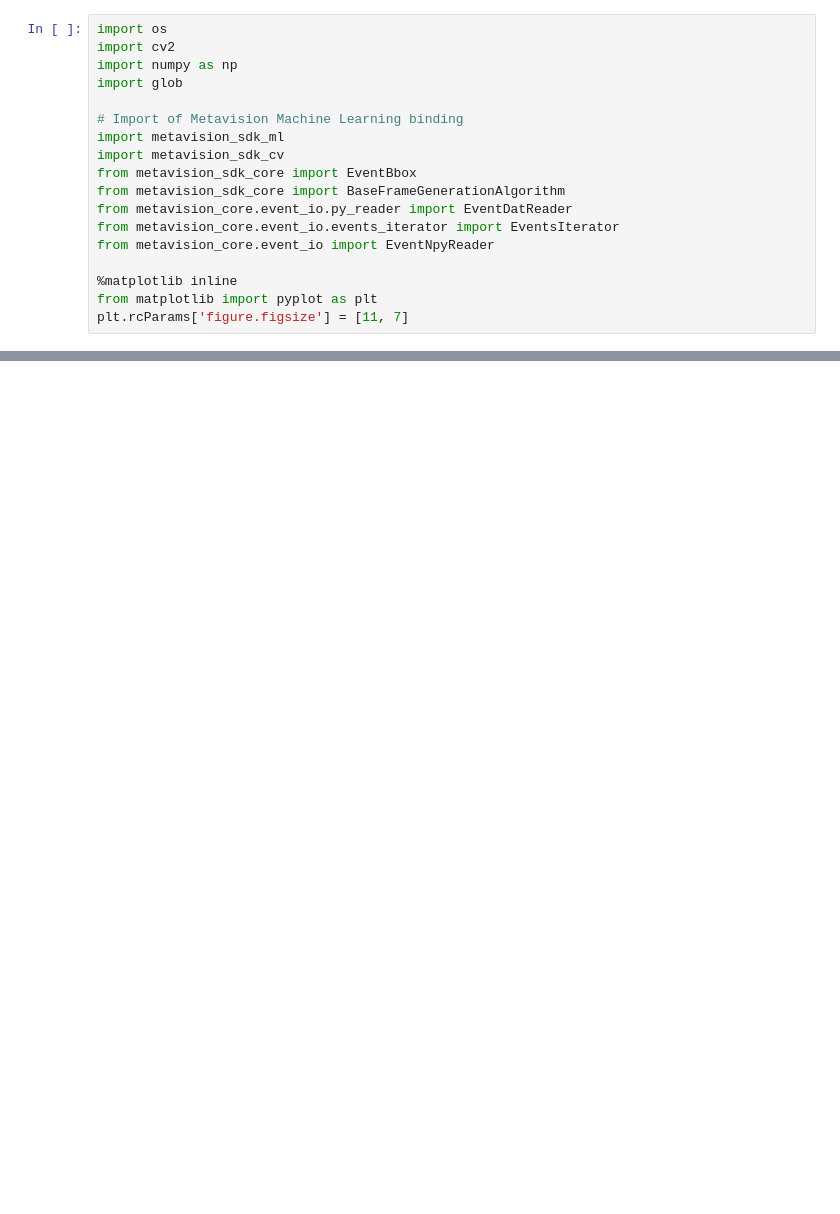
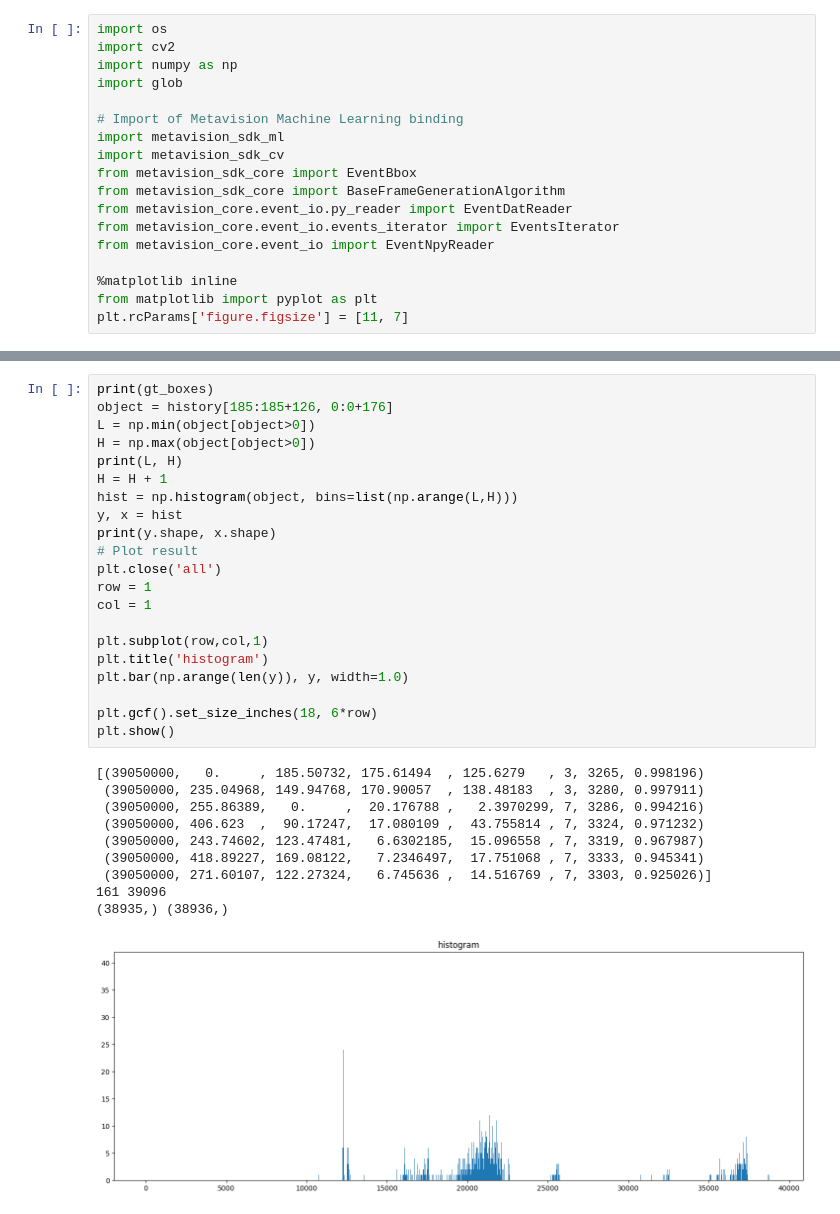
Before and after one commit to tkyen1110/HMNet, a Jupyter notebook: experiments/detection/scripts/visualize_detection_result.ipynb, the cells around one changed output, grey strips where cells are left out. Cells and saved outputs as stored; diff of their text form; blank space fills up the shorter version.

```diff
--- a/experiments/detection/scripts/visualize_detection_result.ipynb
+++ b/experiments/detection/scripts/visualize_detection_result.ipynb
@@ -38,0 +178,32 @@ dt_label_list = sorted(glob.glob(os.path.join(dt_label_dir, "*.npy")))
+# %%
+print(gt_boxes)
+object = history[185:185+126, 0:0+176]
+L = np.min(object[object>0])
+H = np.max(object[object>0])
+print(L, H)
+H = H + 1
+hist = np.histogram(object, bins=list(np.arange(L,H)))
+y, x = hist
+print(y.shape, x.shape)
+# Plot result
+plt.close('all')
+row = 1
+col = 1
+
+plt.subplot(row,col,1)
+plt.title('histogram')
+plt.bar(np.arange(len(y)), y, width=1.0)
+
+plt.gcf().set_size_inches(18, 6*row)
+plt.show()
+# %% [output]
+[(39050000,   0.     , 185.50732, 175.61494  , 125.6279   , 3, 3265, 0.998196)
+ (39050000, 235.04968, 149.94768, 170.90057  , 138.48183  , 3, 3280, 0.997911)
+ (39050000, 255.86389,   0.     ,  20.176788 ,   2.3970299, 7, 3286, 0.994216)
+ (39050000, 406.623  ,  90.17247,  17.080109 ,  43.755814 , 7, 3324, 0.971232)
+ (39050000, 243.74602, 123.47481,   6.6302185,  15.096558 , 7, 3319, 0.967987)
+ (39050000, 418.89227, 169.08122,   7.2346497,  17.751068 , 7, 3333, 0.945341)
+ (39050000, 271.60107, 122.27324,   6.745636 ,  14.516769 , 7, 3303, 0.925026)]
+161 39096
+(38935,) (38936,)
+[figure, added]
```
Also changed, not shown: parts of 17 cells of this notebook, 7 other files.
